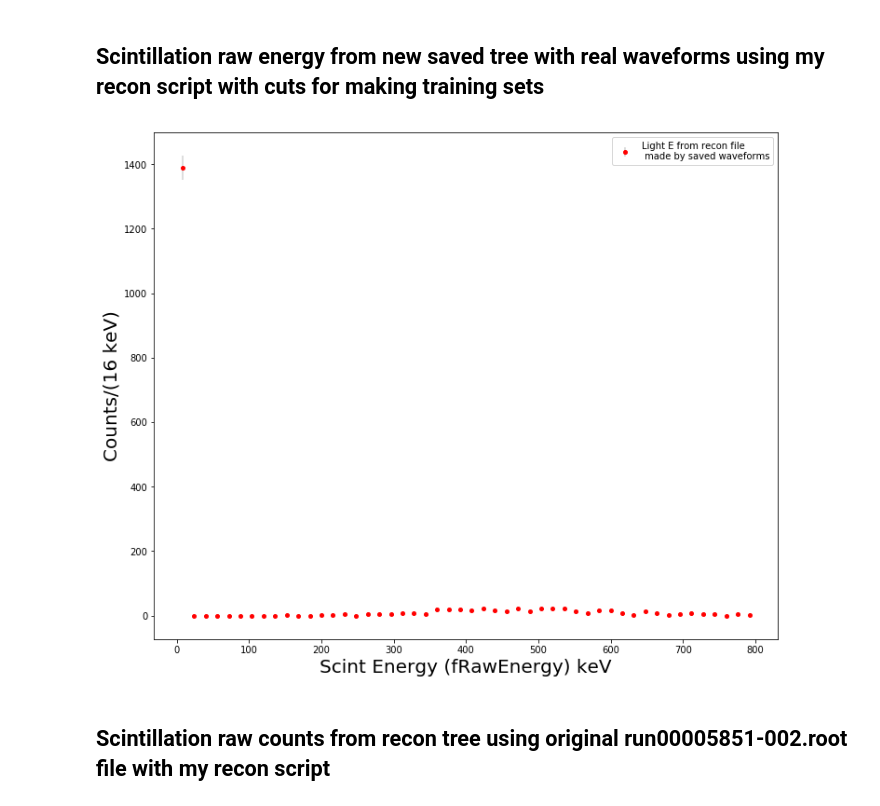
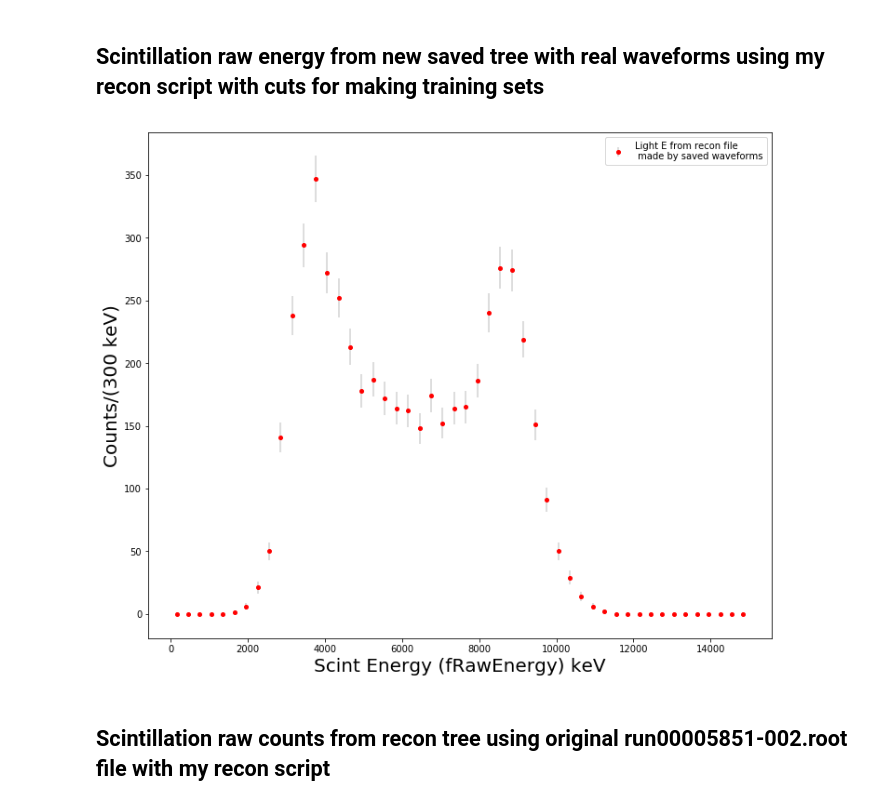
Before and after one commit to sli135/APD-GAN-Simulation, a Jupyter notebook: APDRawCount.ipynb, the cells around one changed output. Cells and saved outputs as stored; diff of their text form; code cells hidden in the pictures.

```diff
--- a/APDRawCount.ipynb
+++ b/APDRawCount.ipynb
@@ -180,28 +180,28 @@ plt.show()
 ## Scintillation raw energy from new saved tree with real waveforms using my recon script with cuts for making training sets
 # %%
 left = 0
-right = 800
+right = 15000
 nbins = 50
 mybins = np.linspace(left,right,nbins+1)
 e_step = (right-left)/nbins
 ncharge, binscharge = np.histogram(real_light_e[:,1],bins=mybins)
 #nlight, binslight = np.histogram(real_raw_chn,bins=mybins)
 
 err_c = get_errs(ncharge)
 #err_s = get_errs(nlight)
 cent  = get_centers(mybins,e_step)
 
 plt.rcParams['figure.figsize'] = [12, 10]
 plt.errorbar(cent,ncharge,yerr=err_c,ecolor='lightgrey',fmt='o',color='r',markersize=4.,
              label='Light E from recon file \n made by saved waveforms')
 #plt.errorbar(cent,nlight,yerr=err_s,ecolor='lightgrey',fmt='o',color='b',markersize=4.,label='fRawCounts GangFit')
 plt.legend()
 plt.xlabel(r'Scint Energy (fRawEnergy) keV',fontsize=20)
 plt.ylabel(r'Counts/(%.0f keV)'%(e_step),fontsize=20)
 plt.savefig(mygraphpath+'/test_real_light_e_5851_full_length.png',bbox_inches = 'tight')
 plt.show()
 # %% [output]
-[figure, old version]
+[figure, new version]
 # %% [markdown]
 ## Scintillation raw counts from recon tree using original run00005851-002.root file with my recon script
 # %%
```
Also changed, not shown: parts of 1 cell of this notebook.
